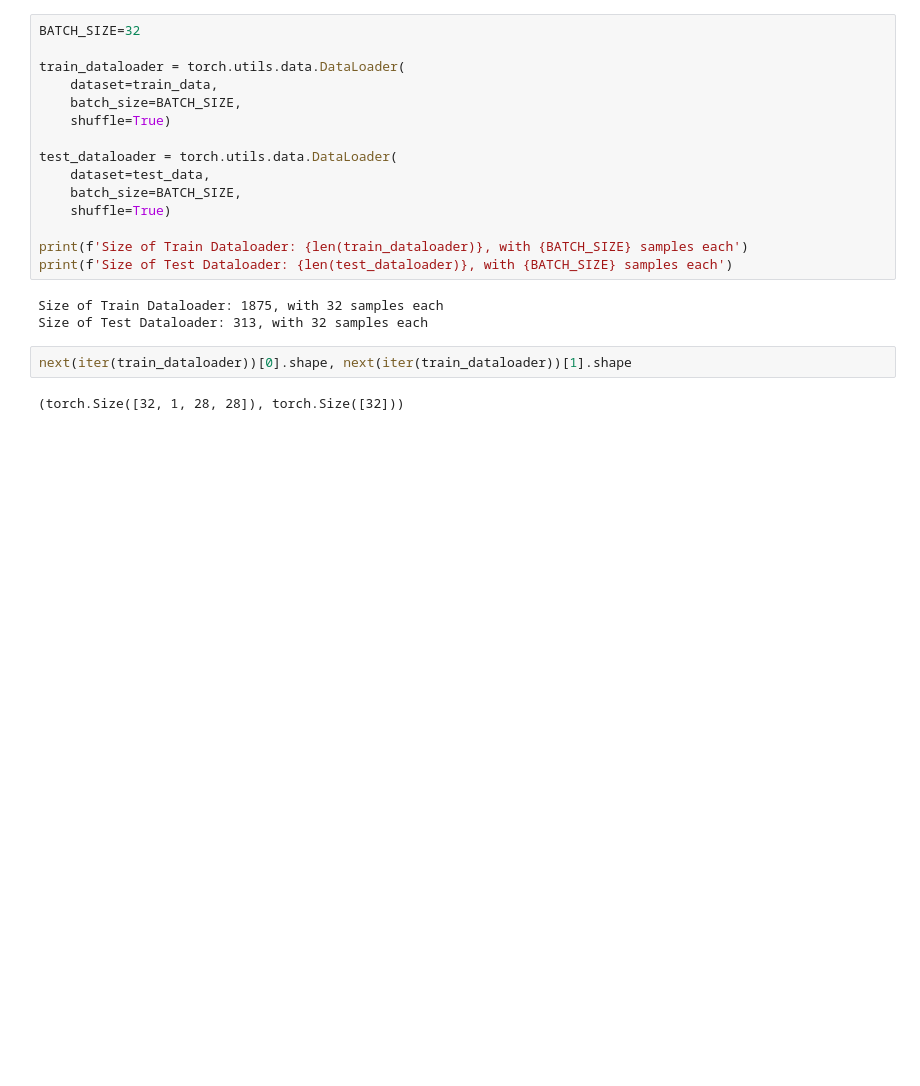
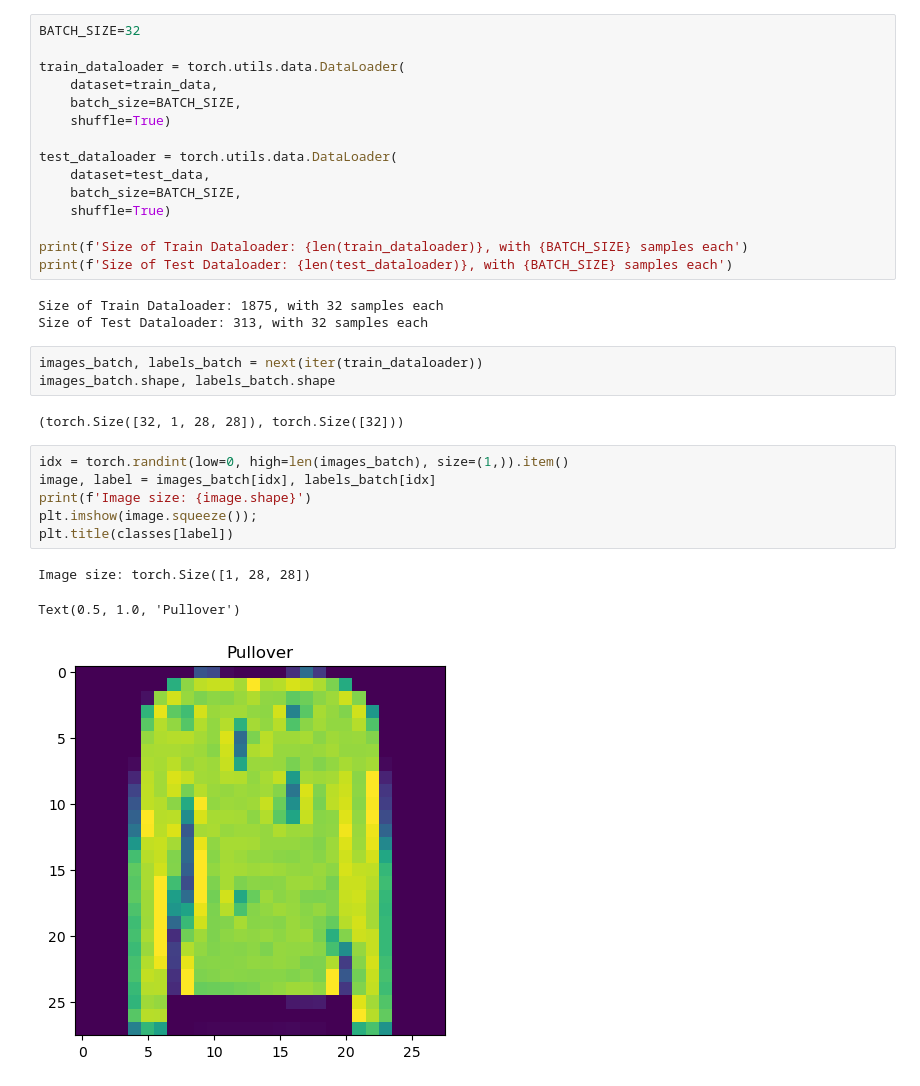
Before and after one commit to notpoorvi/neural-nets-pytorch, a Jupyter notebook: 03-computer-vision.ipynb, the cells around one changed output. Cells and saved outputs as stored; diff of their text form; blank space fills up the shorter version.

```diff
--- a/03-computer-vision.ipynb
+++ b/03-computer-vision.ipynb
@@ -100,7 +100,18 @@ print(f'Size of Test Dataloader: {len(test_dataloader)}, with {BATCH_SIZE} sampl
 # %% [output]
 Size of Train Dataloader: 1875, with 32 samples each
 Size of Test Dataloader: 313, with 32 samples each
-# %%
-next(iter(train_dataloader))[0].shape, next(iter(train_dataloader))[1].shape
-# %% [output]
-(torch.Size([32, 1, 28, 28]), torch.Size([32]))
+# %%
+images_batch, labels_batch = next(iter(train_dataloader))
+images_batch.shape, labels_batch.shape
+# %% [output]
+(torch.Size([32, 1, 28, 28]), torch.Size([32]))
+# %%
+idx = torch.randint(low=0, high=len(images_batch), size=(1,)).item()
+image, label = images_batch[idx], labels_batch[idx]
+print(f'Image size: {image.shape}')
+plt.imshow(image.squeeze());
+plt.title(classes[label])
+# %% [output]
+Image size: torch.Size([1, 28, 28])
+Text(0.5, 1.0, 'Pullover')
+[figure, added]
```
Also changed, not shown: parts of 2 cells of this notebook.
